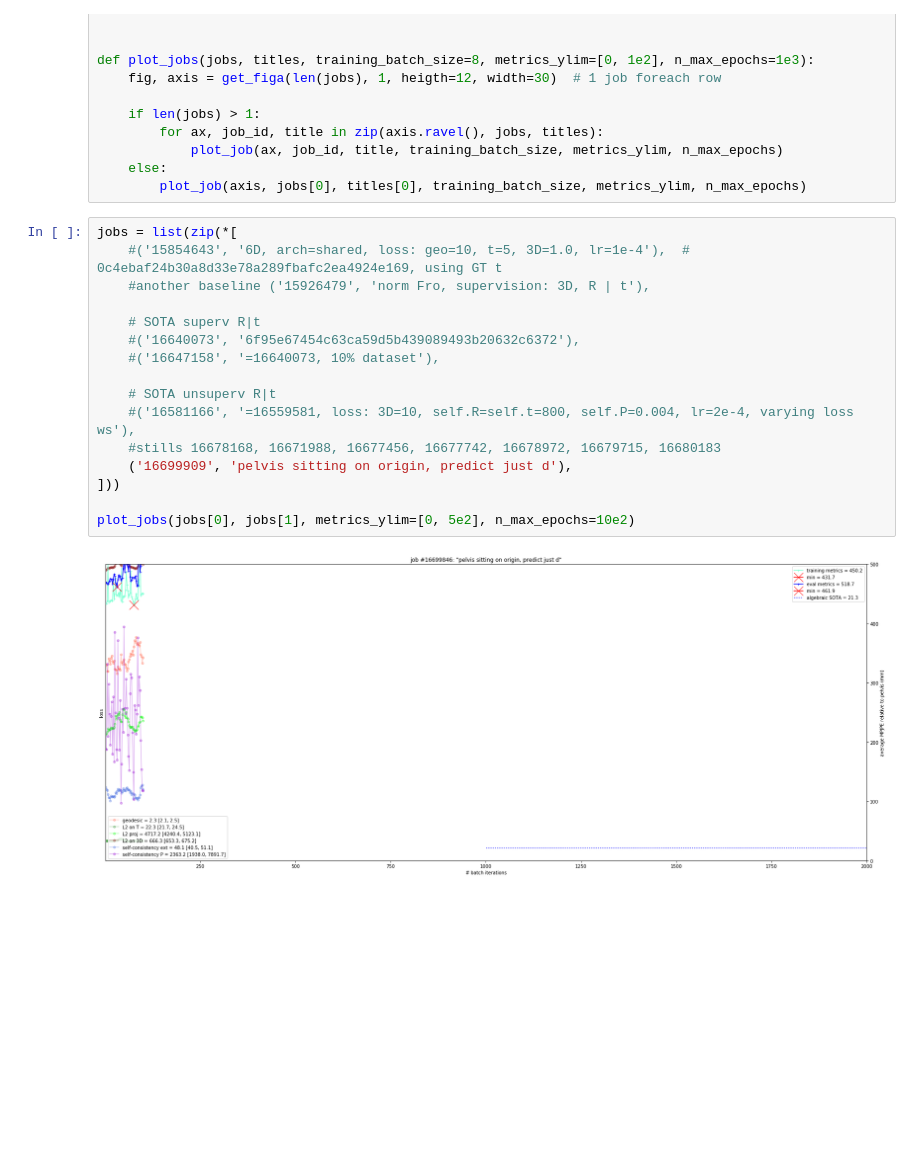
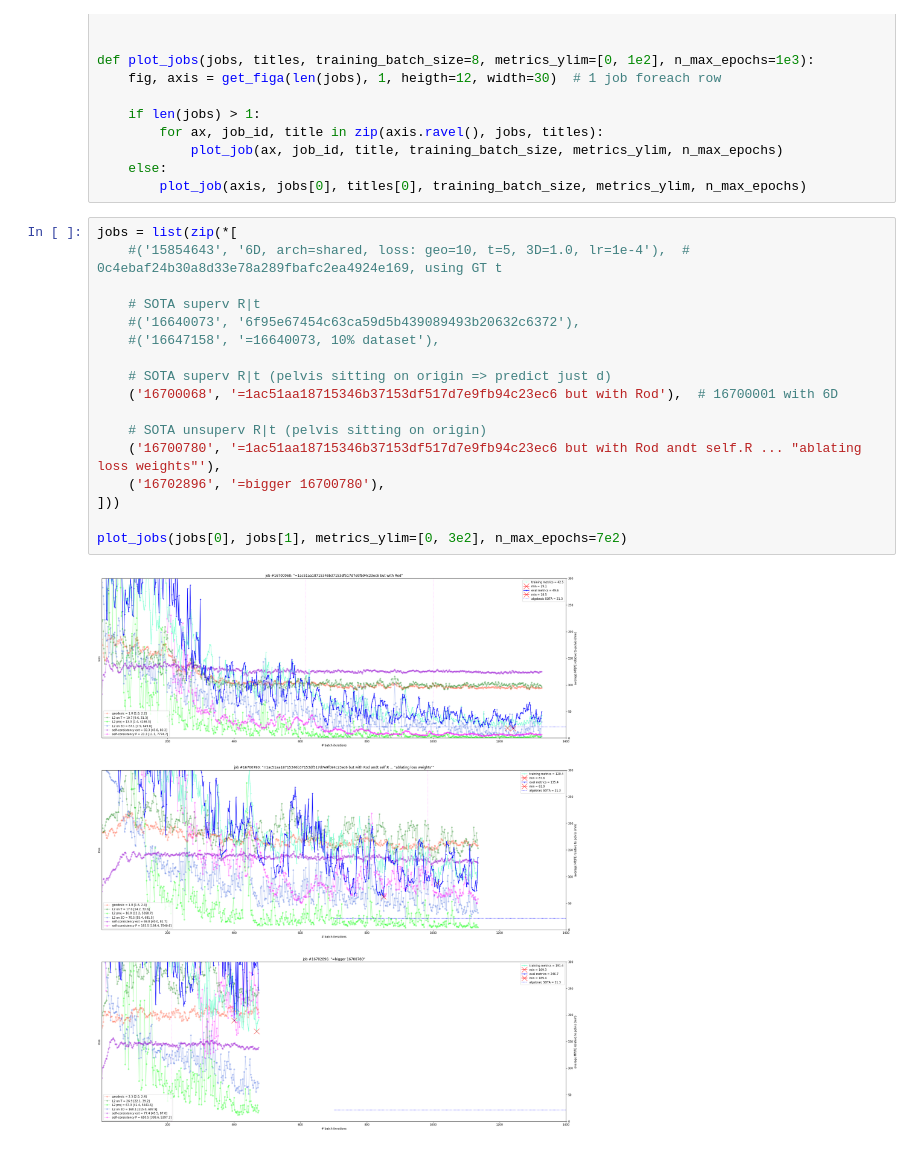
Before and after one commit to karfly/learnable-triangulation-pytorch, a Jupyter notebook: tom.ipynb, the cells around one changed output. Saved outputs shown, nothing was run; the diff lists cells and outputs as text; blank space fills up the shorter version.

Commit message:
SOTA unsuperv R|t

```diff
--- a/tom.ipynb
+++ b/tom.ipynb
@@ -58,18 +58,19 @@ def plot_jobs(jobs, titles, training_batch_size=8, metrics_ylim=[0, 1e2], n_max_
 # %%
 jobs = list(zip(*[
     #('15854643', '6D, arch=shared, loss: geo=10, t=5, 3D=1.0, lr=1e-4'),  # 0c4ebaf24b30a8d33e78a289fbafc2ea4924e169, using GT t
-    #another baseline ('15926479', 'norm Fro, supervision: 3D, R | t'),
 
     # SOTA superv R|t
     #('16640073', '6f95e67454c63ca59d5b439089493b20632c6372'),
     #('16647158', '=16640073, 10% dataset'),
 
-    # SOTA unsuperv R|t
-    #('16581166', '=16559581, loss: 3D=10, self.R=self.t=800, self.P=0.004, lr=2e-4, varying loss ws'),
-    #stills 16678168, 16671988, 16677456, 16677742, 16678972, 16679715, 16680183
-    ('16699909', 'pelvis sitting on origin, predict just d'),
+    # SOTA superv R|t (pelvis sitting on origin => predict just d)
+    ('16700068', '=1ac51aa18715346b37153df517d7e9fb94c23ec6 but with Rod'),  # 16700001 with 6D
+
+    # SOTA unsuperv R|t (pelvis sitting on origin)
+    ('16700780', '=1ac51aa18715346b37153df517d7e9fb94c23ec6 but with Rod andt self.R ... "ablating loss weights"'),
+    ('16702896', '=bigger 16700780'),
 ]))
 
-plot_jobs(jobs[0], jobs[1], metrics_ylim=[0, 5e2], n_max_epochs=10e2)
+plot_jobs(jobs[0], jobs[1], metrics_ylim=[0, 3e2], n_max_epochs=7e2)
 # %% [output]
-[figure, old version]
+[figure, new version]
```
Also changed, not shown: 5 other files.
